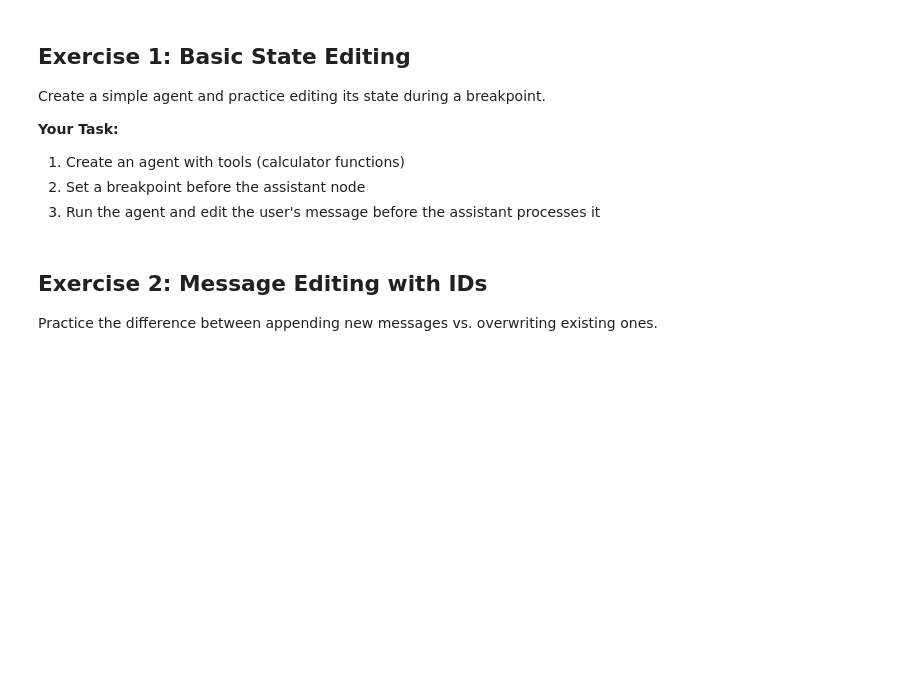
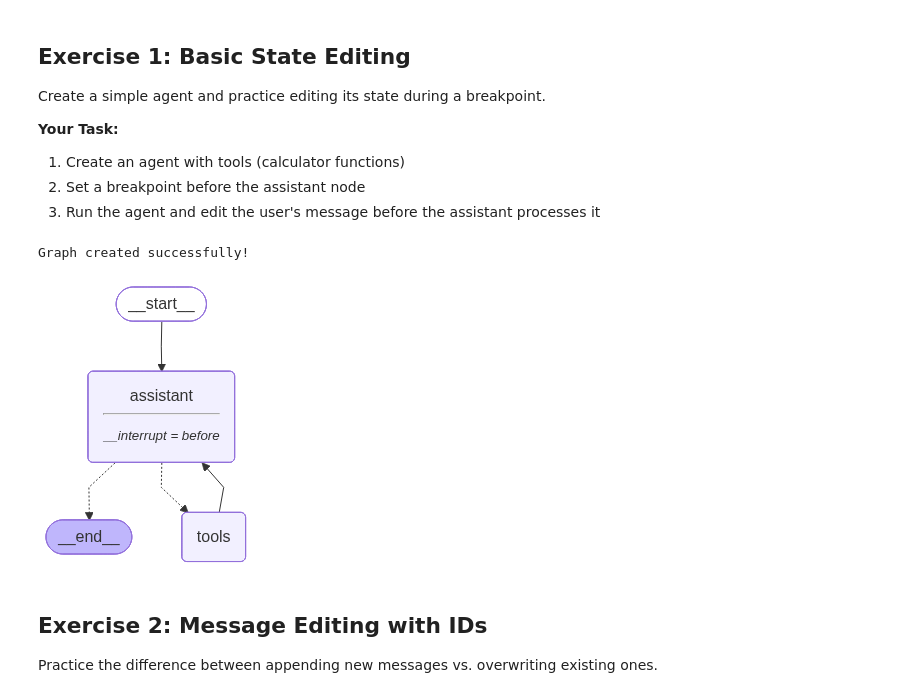
Before and after one commit to teristam/langchain-academy, a Jupyter notebook: module-3/edit-state-human-feedback-exercise.ipynb, the cells around one changed output. Cells and saved outputs as stored; diff of their text form; code cells hidden in the pictures; blank space fills up the shorter version.

```diff
--- a/module-3/edit-state-human-feedback-exercise.ipynb
+++ b/module-3/edit-state-human-feedback-exercise.ipynb
@@ -43,36 +44,46 @@ Create a simple agent and practice editing its state during a breakpoint.
 def add(a: int, b: int) -> int:
     """Add two numbers."""
     return a + b
 
 def multiply(a: int, b: int) -> int:
     """Multiply two numbers."""
     return a * b
 
 def divide(a: int, b: int) -> float:
     """Divide a by b."""
     return a / b
 
 # TODO: Set up your LLM and tools
 tools = [add, multiply, divide]
 llm = ChatOpenAI(model="gpt-4o")
 llm_with_tools = llm.bind_tools(tools)
 
 # System message
 sys_msg = SystemMessage(content="You are a helpful assistant that performs arithmetic calculations.")
 
 # TODO: Define assistant node
 def assistant(state: MessagesState):
-    # TODO: Implement the assistant function
-    pass
+
+    result = llm.invoke(state['messages'])
+    return {'messages': [result]}
 
 # TODO: Build graph with breakpoint before assistant
 builder = StateGraph(MessagesState)
 # Add your nodes and edges
+builder.add_node('tools', ToolNode(tools=tools))
+builder.add_node('assistant', assistant)
+builder.add_edge(START, 'assistant')
+builder.add_conditional_edges('assistant', tools_condition)
+builder.add_edge('tools', 'assistant')
 
 memory = MemorySaver()
-graph = None  # Replace with your compiled graph
+graph = builder.compile(checkpointer=memory, interrupt_before=['assistant'])  # Replace with your compiled graph
 
 print("Graph created successfully!")
+display(Image(graph.get_graph(xray=True).draw_mermaid_png()))
+# %% [output]
+Graph created successfully!
+[figure, added]
 # %% [markdown]
 ## Exercise 2: Message Editing with IDs
 
```
Also changed, not shown: parts of 3 cells of this notebook, 5 other files.
